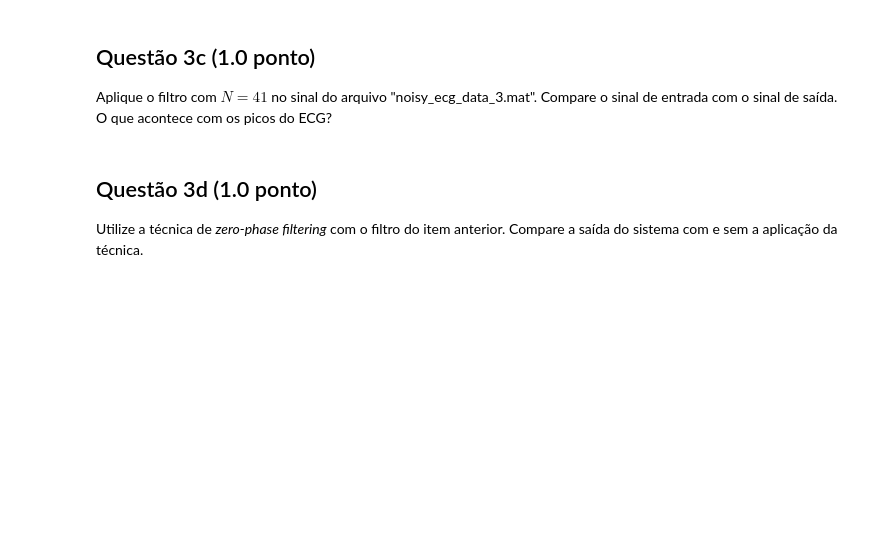
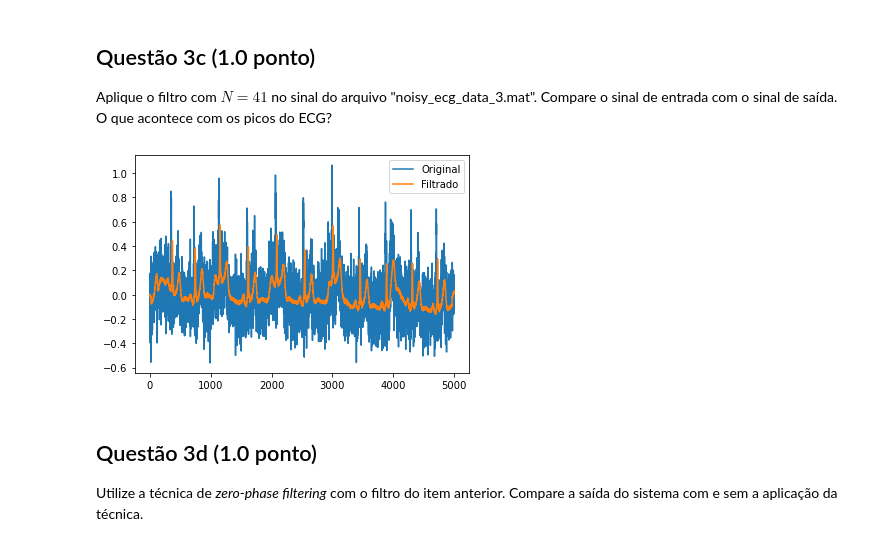
Before and after one commit to yantavares/sstd, a Jupyter notebook: Projeto_4/projeto4.ipynb, the cells around one changed output. Drawn from its saved outputs; the diff is of its cells as text; code cells hidden in the pictures; blank space fills up the shorter version.

```diff
--- a/Projeto_4/projeto4.ipynb
+++ b/Projeto_4/projeto4.ipynb
@@ -298,6 +327,19 @@ A resposta ao impulso do filtro do item anterior deveria ser uma função *sinc*
 ## Questão 3c (1.0  ponto)
 
 Aplique o filtro com $N = 41$ no sinal do arquivo "noisy\_ecg\_data\_3.mat". Compare o sinal de entrada com o sinal de saída. O que acontece com os picos do ECG?
+# %%
+import scipy.signal
+
+ecg_data = spio.loadmat('noisy_ecg_data_3.mat')['noisy_ecg_3'].ravel()
+filtered_ecg = scipy.signal.lfilter(h, [1.0], ecg_data)
+
+plt.figure()
+plt.plot(ecg_data, label='Original')
+plt.plot(filtered_ecg, label='Filtrado')
+plt.legend()
+plt.show()
+# %% [output]
+[figure, added]
 # %% [markdown]
 ## Questão 3d (1.0  ponto)
 
```
Also changed, not shown: parts of 5 cells of this notebook.
